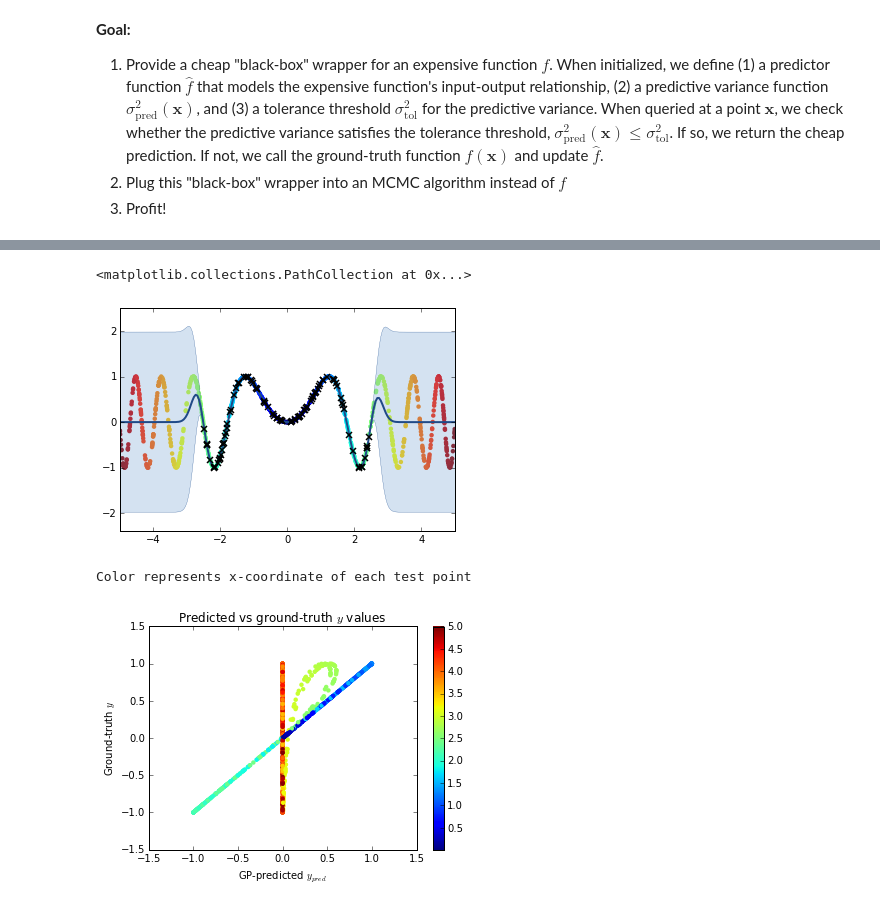
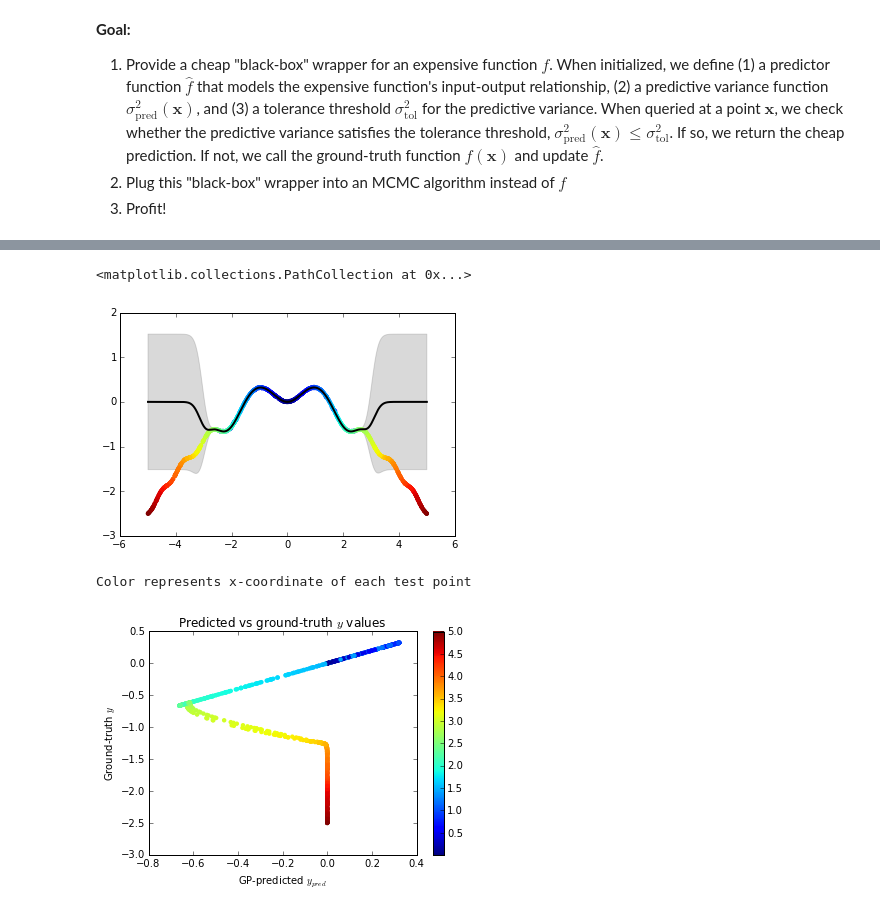
Before and after one commit to maxentile/gp-accelerated-sampling, a Jupyter notebook: GP_wrapper_layer.ipynb, the cells around one changed output, grey strips where cells are left out. Saved outputs shown, nothing was run; the diff lists cells and outputs as text; code cells hidden in the pictures.

```diff
--- a/GP_wrapper_layer.ipynb
+++ b/GP_wrapper_layer.ipynb
@@ -81,7 +145,13 @@ class Black_Box():
         self.call_count_ += 1
         return self.function_(x)
 
-test_fxn = Black_Box(lambda x:np.sum(np.sin(x**2)))
+def bounded_fxn(x,bounds=10):
+    if np.abs(x) > bounds:
+        return -np.inf
+    return np.nan_to_num((np.sin(x**2) / (x**2+1)) - (0.1*x**2))
+
+bounds = 5
+test_fxn = Black_Box(lambda x:bounded_fxn(x,bounds))
 
 npr.seed(0)
 train_range = 5
@@ -91,10 +161,8 @@ y_train = np.array([test_fxn(x) for x in X_train]).reshape((len(X_train),1))
 test_range = train_range*2.0
 X_test = npr.rand(1000,1)*test_range - (test_range / 2.0)
 y_test = np.array([test_fxn(x) for x in X_test]).reshape((len(X_test),1))
-
-#init_observations = zip(X_train,y_train)
 # %%
 # fit a GP to the training set and make predictions on the test set
-regressor = GPy.models.GPRegression(X_train,y_train)
+regressor = GPy.models.GPRegression(X_train,y_train,kernel=GPy.kern.RBF(1,1.0,1.0))
 regressor.optimize()
 y_pred,y_pred_var = regressor.predict(X_test)
@@ -101,9 +176,22 @@ y_pred,y_pred_var = regressor.predict(X_test)
+# %%
+# quick and dirty replacement plotter
+def plot_GP(GP,xlim=[]):
+    if len(xlim) != 2:
+        xlim = [float(np.min(regressor.X)),float(np.max(regressor.X))]
+    x = np.linspace(xlim[0],xlim[1],10000)
+    y_pred,y_var = GP.predict(x.reshape((len(x),1)))
+    y_pred = y_pred[:,0]
+    y_var = y_var[:,0]
+    y_var = 1.96 * np.sqrt(np.abs(y_var))
+    plt.plot(x,y_pred,c='black',linewidth=2)
+    plt.fill_between(x,y_pred - y_var, y_pred + y_var,color='grey',interpolate=True,antialiased=True,alpha=0.3)
+    plt.scatter(GP.X,GP.Y,linewidths=0)
 # %%
-regressor.plot([X_test.min(),X_test.max()])
+plot_GP(regressor,xlim =[X_test.min(),X_test.max()])
 plt.scatter(X_test,y_test,c=np.abs(X_test),linewidths=0)
 # %% [output]
 <matplotlib.collections.PathCollection at 0x...>
-[figure, old version]
+[figure, new version]
 # %%
 # plot predicted vs ground-truth y values
 plt.scatter(y_pred,y_test,c=np.abs(X_test),linewidths=0)
@@ -112,13 +200,13 @@ plt.ylabel(r'Ground-truth $y$')
 plt.title(r'Predicted vs ground-truth $y$ values')
 plt.colorbar()
 print('Color represents x-coordinate of each test point')
-# the diagonal is a low-error regime in which the GP is being tested in the range it was trained
-# the loop of green-ish dots represent predictions made slightly outside the range of training points
+# the blue diagonal is a low-error regime in which the GP is being tested in the range it was trained
+# the green-ish dots represent predictions made slightly outside the range of training points
 # the vertical line is a high-error regime in which the GP is being tested far outside the range in which
 # it was trained and simply predicts the mean function 0
 # %% [output]
 Color represents x-coordinate of each test point
-[figure, old version]
+[figure, new version]
 # %%
 plt.hist(y_pred_var,bins=20);
 plt.xlabel(r'Predictive variance $\sigma^2_{{pred}}$')
```
Also changed, not shown: parts of 15 cells of this notebook.
